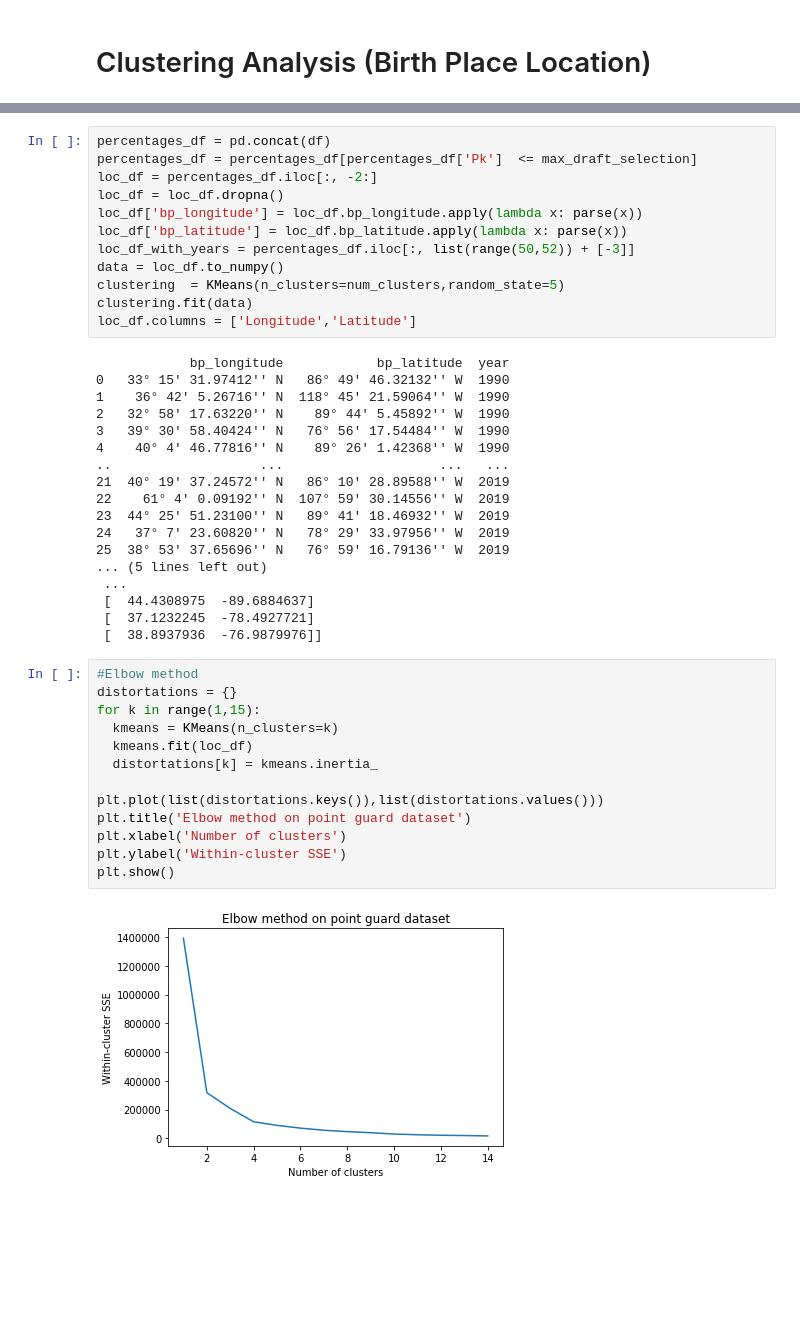
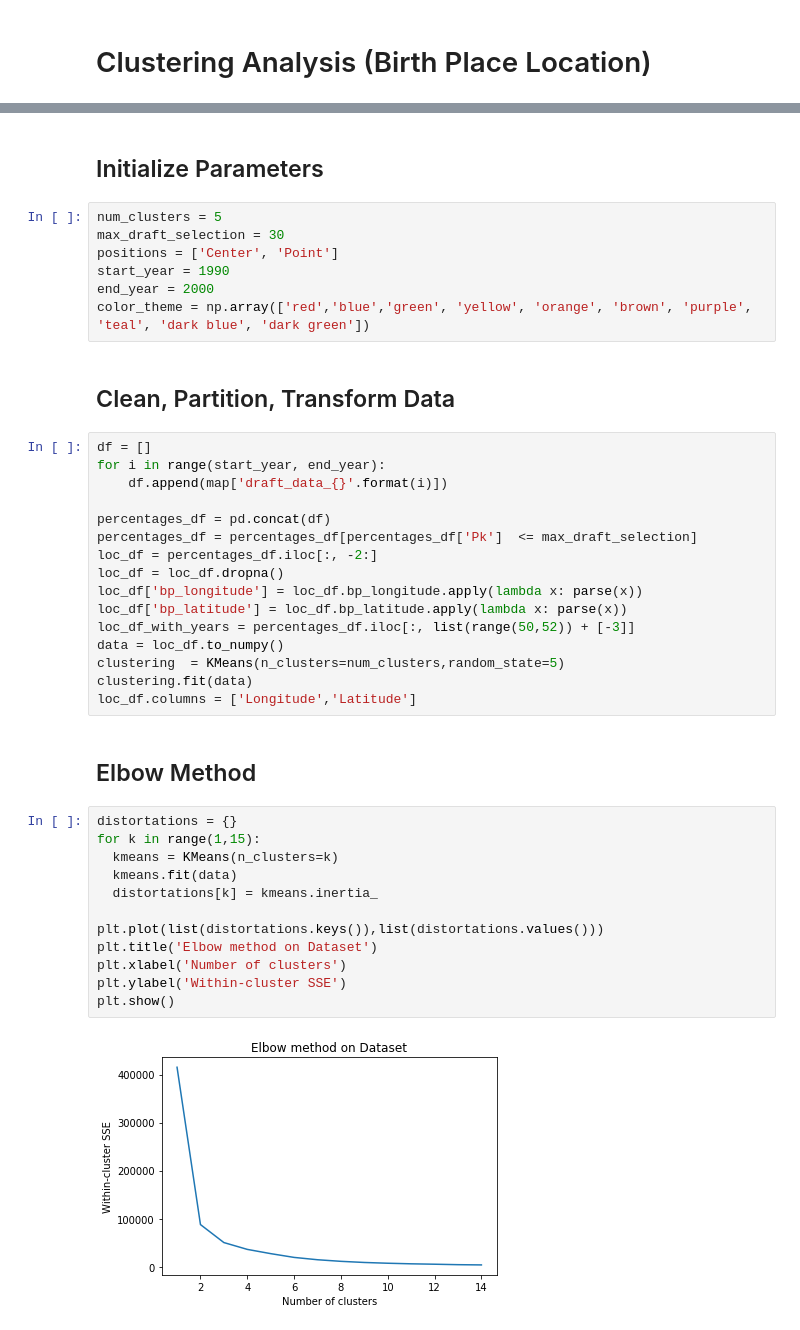
Before and after one commit to vivvvli/nba-draft-analysis, a Jupyter notebook: clustering-location.ipynb, the cells around one changed output, grey strips where cells are left out. Cells and saved outputs as stored; diff of their text form; blank space fills up the shorter version.

```diff
--- a/clustering-location.ipynb
+++ b/clustering-location.ipynb
@@ -62,4 +26,19 @@ positions = ['Center', 'Point']
+# %% [markdown]
+## Initialize Parameters
+# %%
+num_clusters = 5
+max_draft_selection = 30
+positions = ['Center', 'Point']
+start_year = 1990
+end_year = 2000
+color_theme = np.array(['red','blue','green', 'yellow', 'orange', 'brown', 'purple', 'teal', 'dark blue', 'dark green'])
+# %% [markdown]
+## Clean, Partition, Transform Data
 # %%
+df = []
+for i in range(start_year, end_year):
+    df.append(map['draft_data_{}'.format(i)])
+
 percentages_df = pd.concat(df)
 percentages_df = percentages_df[percentages_df['Pk']  <= max_draft_selection]
 loc_df = percentages_df.iloc[:, -2:]
@@ -71,36 +50,19 @@ data = loc_df.to_numpy()
 clustering  = KMeans(n_clusters=num_clusters,random_state=5)
 clustering.fit(data)
 loc_df.columns = ['Longitude','Latitude']
-# %% [output]
-            bp_longitude            bp_latitude  year
-0   33° 15' 31.97412'' N   86° 49' 46.32132'' W  1990
-1    36° 42' 5.26716'' N  118° 45' 21.59064'' W  1990
-2   32° 58' 17.63220'' N    89° 44' 5.45892'' W  1990
-3   39° 30' 58.40424'' N   76° 56' 17.54484'' W  1990
-4    40° 4' 46.77816'' N    89° 26' 1.42368'' W  1990
-..                   ...                    ...   ...
-21  40° 19' 37.24572'' N   86° 10' 28.89588'' W  2019
-22    61° 4' 0.09192'' N  107° 59' 30.14556'' W  2019
-23  44° 25' 51.23100'' N   89° 41' 18.46932'' W  2019
-24   37° 7' 23.60820'' N   78° 29' 33.97956'' W  2019
-25  38° 53' 37.65696'' N   76° 59' 16.79136'' W  2019
-... (5 lines left out)
- ...
- [  44.4308975  -89.6884637]
- [  37.1232245  -78.4927721]
- [  38.8937936  -76.9879976]]
+# %% [markdown]
+## Elbow Method
 # %%
-#Elbow method
 distortations = {}
 for k in range(1,15):
   kmeans = KMeans(n_clusters=k)
-  kmeans.fit(loc_df)
+  kmeans.fit(data)
   distortations[k] = kmeans.inertia_
 
 plt.plot(list(distortations.keys()),list(distortations.values()))
-plt.title('Elbow method on point guard dataset')
+plt.title('Elbow method on Dataset')
 plt.xlabel('Number of clusters')
 plt.ylabel('Within-cluster SSE')
 plt.show()
 # %% [output]
-[figure, old version]
+[figure, new version]
```
Also changed, not shown: parts of 15 cells of this notebook, 2 other files.
